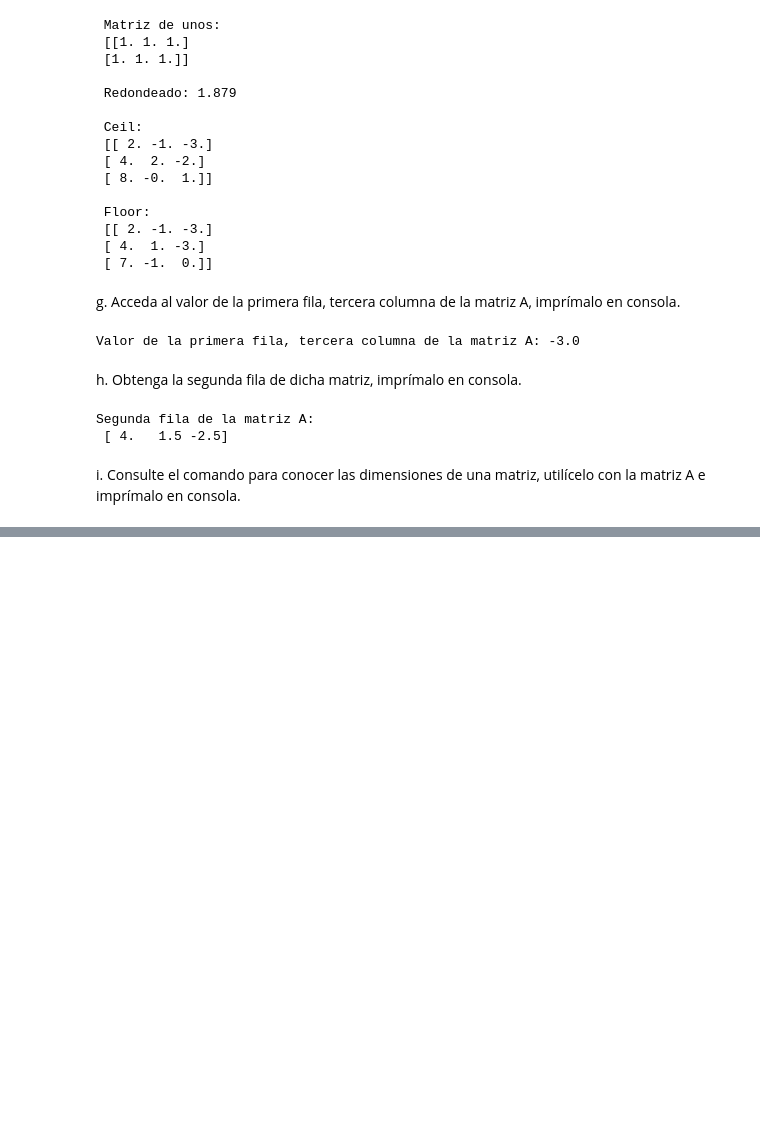
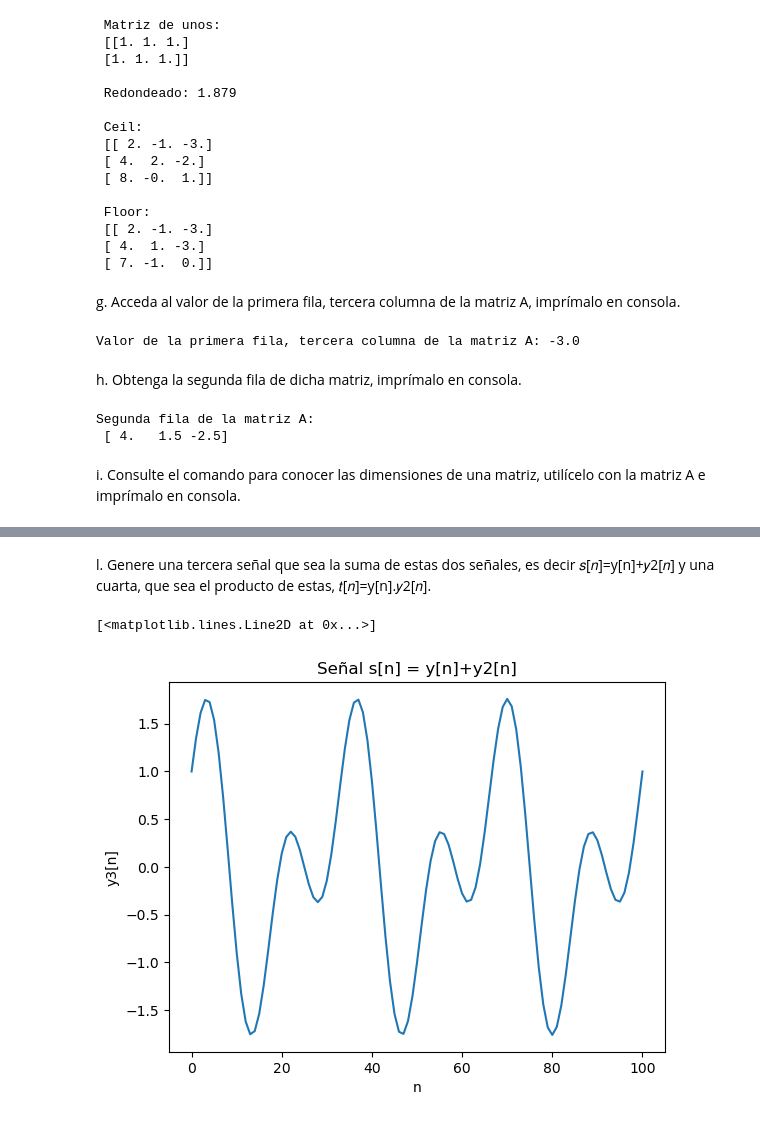
Before and after one commit to marianavasquezr/LAB_BIOSENALES, a Jupyter notebook: proyecto 1.ipynb, the cells around one changed output, grey strips where cells are left out. Drawn from its saved outputs; the diff is of its cells as text; code cells hidden in the pictures; blank space fills up the shorter version.

```diff
--- a/proyecto 1.ipynb
+++ b/proyecto 1.ipynb
@@ -107,0 +142,13 @@ i. Consulte el comando para conocer las dimensiones de una matriz, utilícelo co
+# %% [markdown]
+l. Genere una tercera señal que sea la suma de estas dos señales, es decir 𝑠[𝑛]=y[n]+𝑦2[𝑛] y una cuarta, que sea el producto de estas, 𝑡[𝑛]=y[n].𝑦2[𝑛].
+# %%
+s = np.add(y,y2)
+#print("suma de señales: \n", s)
+
+plt.xlabel("n")                 # Etiqueta del eje x
+plt.ylabel("y3[n]")              # Etiqueta del eje y
+plt.title("Señal s[n] = y[n]+y2[n]")  # Título de la gráfica
+plt.plot(n,s)
+# %% [output]
+[<matplotlib.lines.Line2D at 0x...>]
+[figure, added]
```
Also changed, not shown: parts of 14 cells of this notebook, 1 other file.
